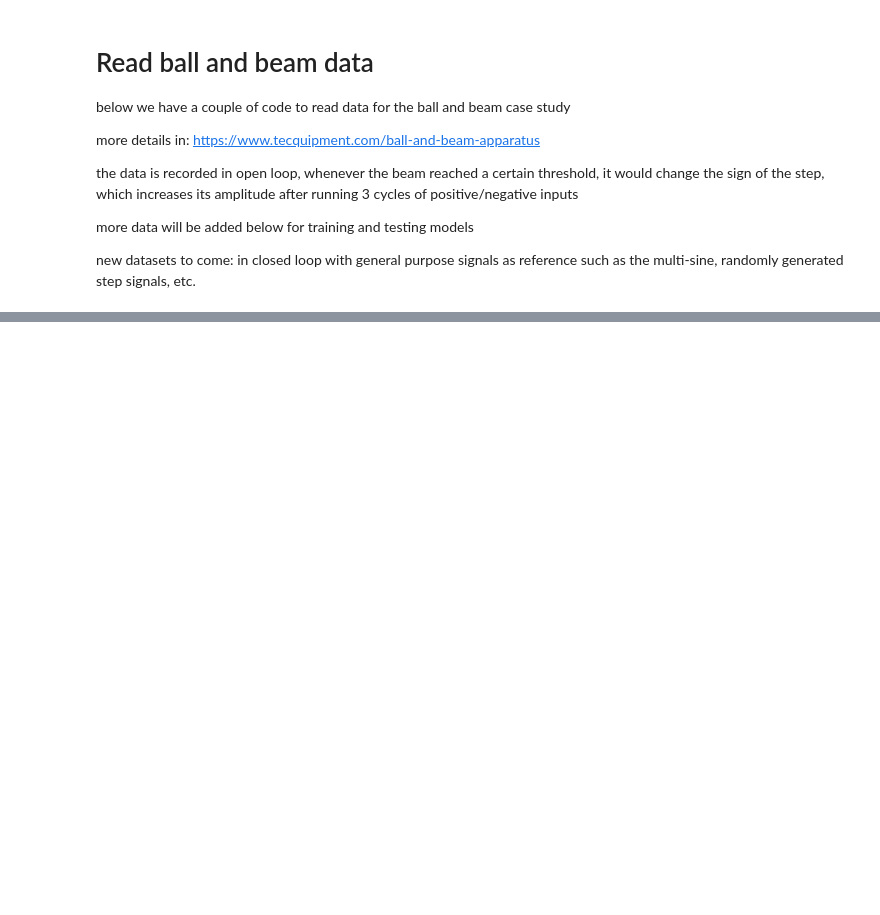
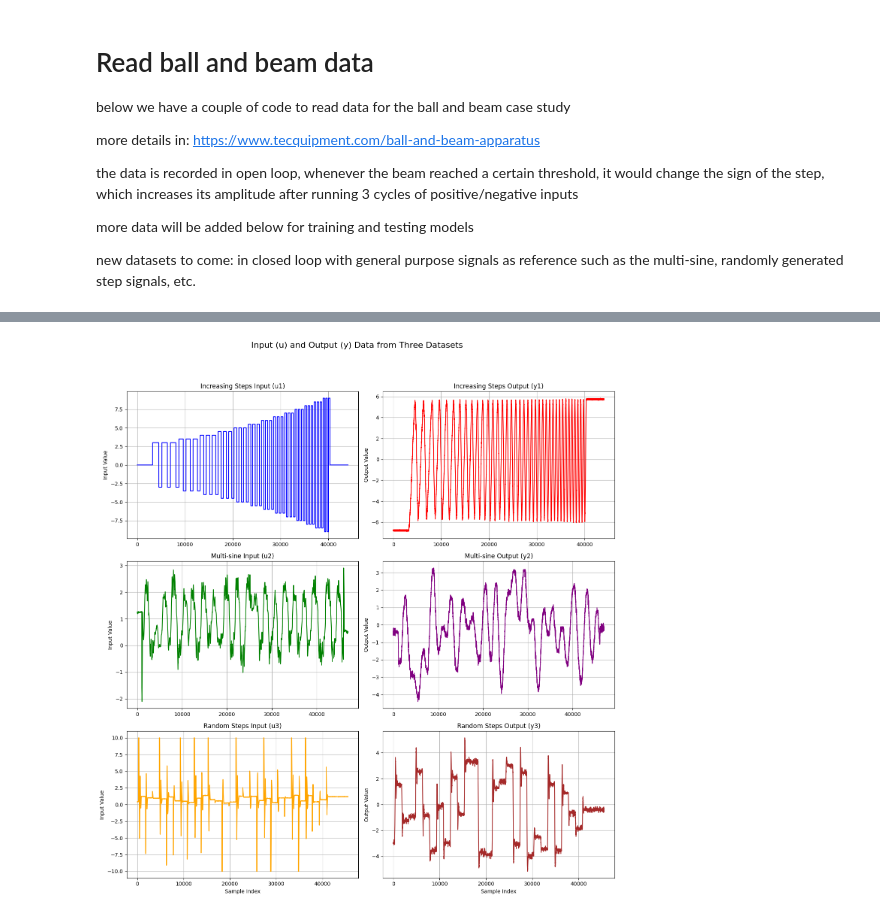
Before and after one commit to helonayala/sysid, a Jupyter notebook: ball_and_beam_data.ipynb, the cells around one changed output, grey strips where cells are left out. Cells and saved outputs as stored; diff of their text form; code cells hidden in the pictures; blank space fills up the shorter version.

```diff
--- a/ball_and_beam_data.ipynb
+++ b/ball_and_beam_data.ipynb
@@ -67,0 +65,3 @@ uSel and ySel extracted successfully.
+# %%
+file_url_1 = 'https://github.com/helonayala/sysid/raw/refs/heads/main/data/increasing_steps_uy.mat'
+u1, y1 = read_mat_data(file_url_1, '1')
@@ -67,0 +74,3 @@ uSel and ySel extracted successfully.
+# %%
+file_url_2 = 'https://github.com/helonayala/sysid/raw/refs/heads/main/data/multisin_beam_uy.mat'
+u2, y2 = read_mat_data(file_url_2, '2')
@@ -67,0 +83,3 @@ uSel and ySel extracted successfully.
+# %%
+file_url_3 = 'https://github.com/helonayala/sysid/raw/refs/heads/main/data/random_steps_uy.mat'
+u3, y3 = read_mat_data(file_url_3, '3')
@@ -163,0 +94,46 @@ ye = ye_resampled
+# %%
+import matplotlib.pyplot as plt
+
+# Create a figure with 3 rows and 2 columns for u and y plots
+fig, axes = plt.subplots(3, 2, figsize=(14, 15))
+fig.suptitle('Input (u) and Output (y) Data from Three Datasets', fontsize=16, y=1.02)
+
+# Plot u1 and y1 (Increasing Steps Data)
+axes[0, 0].plot(u1, label='u1 (Increasing Steps Input)', color='blue')
+axes[0, 0].set_title('Increasing Steps Input (u1)')
+axes[0, 0].set_ylabel('Input Value')
+axes[0, 0].grid(True)
+
+axes[0, 1].plot(y1, label='y1 (Increasing Steps Output)', color='red')
+axes[0, 1].set_title('Increasing Steps Output (y1)')
+axes[0, 1].set_ylabel('Output Value')
+axes[0, 1].grid(True)
+
+# Plot u2 and y2 (Multi-sine Data)
+axes[1, 0].plot(u2, label='u2 (Multi-sine Input)', color='green')
+axes[1, 0].set_title('Multi-sine Input (u2)')
+axes[1, 0].set_ylabel('Input Value')
+axes[1, 0].grid(True)
+
+axes[1, 1].plot(y2, label='y2 (Multi-sine Output)', color='purple')
+axes[1, 1].set_title('Multi-sine Output (y2)')
+axes[1, 1].set_ylabel('Output Value')
+axes[1, 1].grid(True)
+
+# Plot u3 and y3 (Random Steps Data)
+axes[2, 0].plot(u3, label='u3 (Random Steps Input)', color='orange')
+axes[2, 0].set_title('Random Steps Input (u3)')
+axes[2, 0].set_xlabel('Sample Index')
+axes[2, 0].set_ylabel('Input Value')
+axes[2, 0].grid(True)
+
+axes[2, 1].plot(y3, label='y3 (Random Steps Output)', color='brown')
+axes[2, 1].set_title('Random Steps Output (y3)')
+axes[2, 1].set_xlabel('Sample Index')
+axes[2, 1].set_ylabel('Output Value')
+axes[2, 1].grid(True)
+
+plt.tight_layout(rect=[0, 0.03, 1, 0.98]) # Adjust layout to prevent title overlap
+plt.show()
+# %% [output]
+[figure, added]
```
Also changed, not shown: parts of 12 cells of this notebook.
